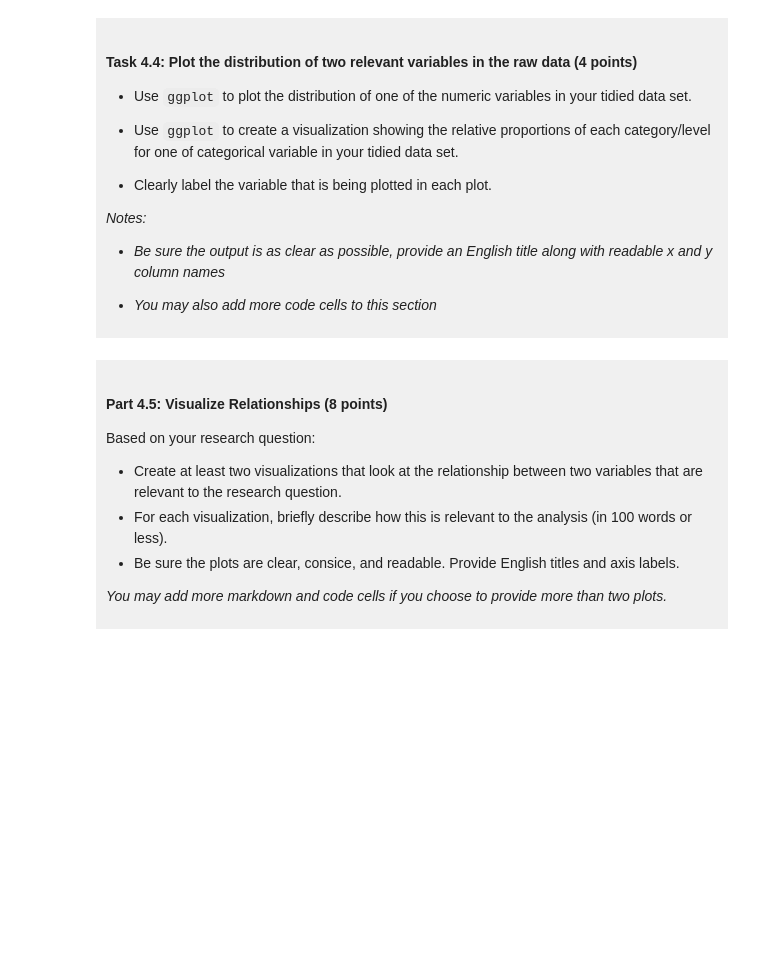
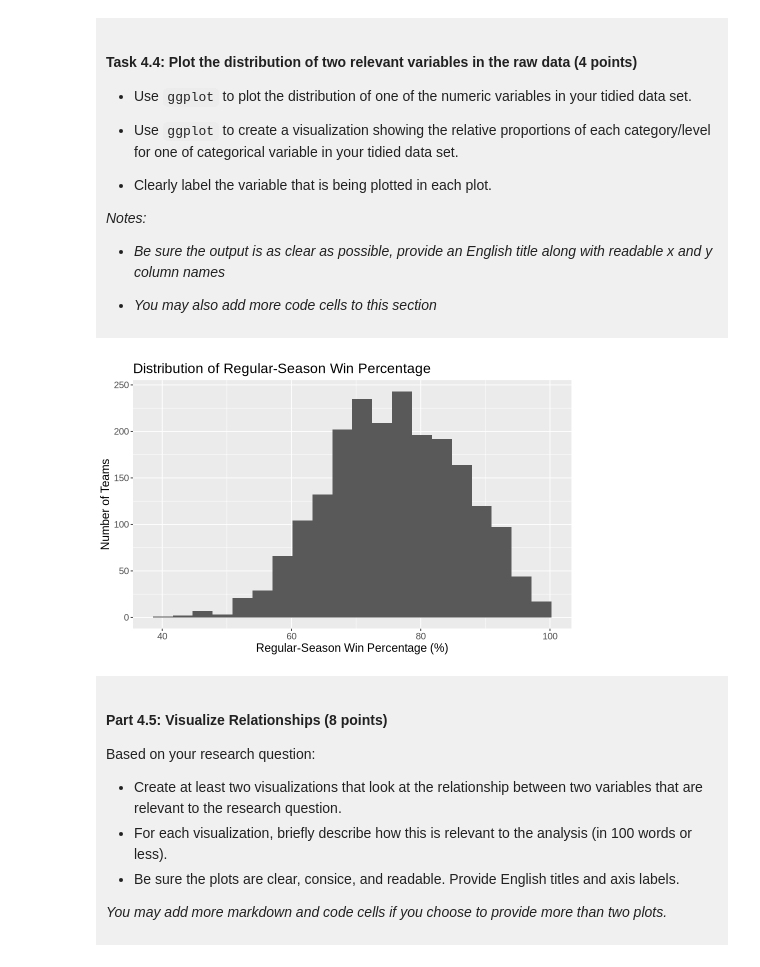
Before and after one commit to little-arthur/dsci_100_project_Leonard-Zheng, a Jupyter notebook: dsci-100-project-notebook.ipynb, the cells around one changed output. Cells and saved outputs as stored; diff of their text form; code cells hidden in the pictures; blank space fills up the shorter version.

```diff
--- a/dsci-100-project-notebook.ipynb
+++ b/dsci-100-project-notebook.ipynb
@@ -302,7 +361,22 @@ You will refine your research question (if needed) and produce a tidy data set.
 
 </div>
 # %%
-### EDIT THIS CODE CELL FOR PLOT 1 ###
+# Set the plot size
+options(repr.plot.width = 8, repr.plot.height = 5)
+
+# Plot the distribution of regular-season win percentage
+reg_win_pct_hist <- ggplot(march_madness_tidy, aes(x = reg_wins_pct)) +
+    # Draw a histogram, group win_pct into bins
+    geom_histogram(bins = 20) +
+    # Add axis label and title
+    labs(x = "Regular-Season Win Percentage (%)",
+         y = "Number of Teams",
+         title = "Distribution of Regular-Season Win Percentage") +
+    # Make text larger
+    theme(text = element_text(size = 14))
+reg_win_pct_hist
+# %% [output]
+[figure, added]
 # %%
 ### EDIT THIS CODE CELL FOR PLOT 2 ###
 # %% [markdown]
```
Also changed, not shown: parts of 4 cells of this notebook.
